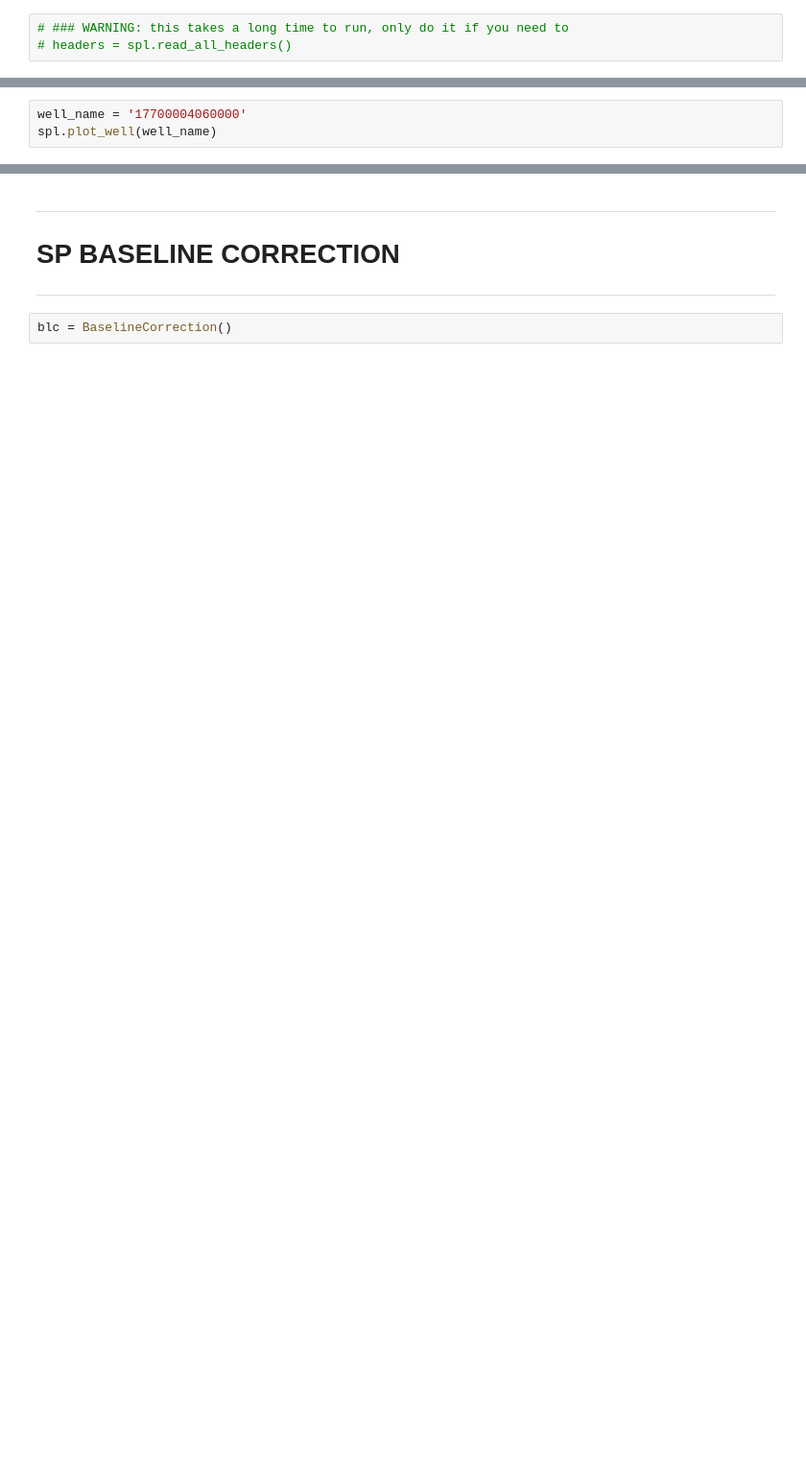
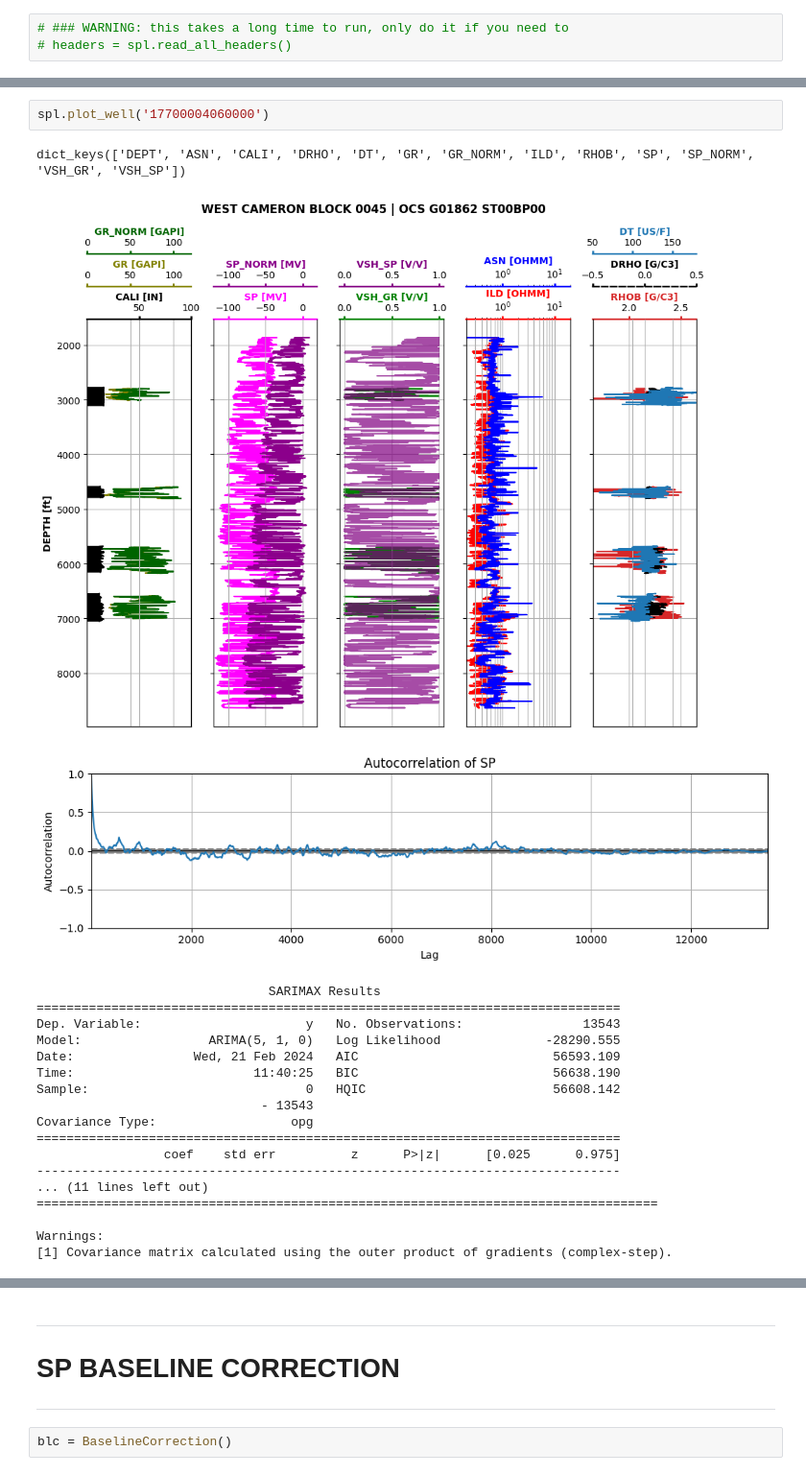
Before and after one commit to misaelmmorales/AutoPetrophysics-GOM-CCS, a Jupyter notebook: spglobal_misael.ipynb, the cells around one changed output, grey strips where cells are left out. Shown at 96% size. Cells and saved outputs as stored; diff of their text form; blank space fills up the shorter version.

```diff
--- a/spglobal_misael.ipynb
+++ b/spglobal_misael.ipynb
@@ -20,3 +25,23 @@ spl.plot_survey(figsize=(10,3))
-# %%
-well_name = '17700004060000'
-spl.plot_well(well_name)
+# %%
+spl.plot_well('17700004060000')
+# %% [output]
+dict_keys(['DEPT', 'ASN', 'CALI', 'DRHO', 'DT', 'GR', 'GR_NORM', 'ILD', 'RHOB', 'SP', 'SP_NORM', 'VSH_GR', 'VSH_SP'])
+[figure, added]
+[figure, added]
+                               SARIMAX Results
+==============================================================================
+Dep. Variable:                      y   No. Observations:                13543
+Model:                 ARIMA(5, 1, 0)   Log Likelihood              -28290.555
+Date:                Wed, 21 Feb 2024   AIC                          56593.109
+Time:                        11:40:25   BIC                          56638.190
+Sample:                             0   HQIC                         56608.142
+                              - 13543
+Covariance Type:                  opg
+==============================================================================
+                 coef    std err          z      P>|z|      [0.025      0.975]
+------------------------------------------------------------------------------
+... (11 lines left out)
+===================================================================================
+
+Warnings:
+[1] Covariance matrix calculated using the outer product of gradients (complex-step).
```
Also changed, not shown: parts of 8 cells of this notebook, 7 other files.
